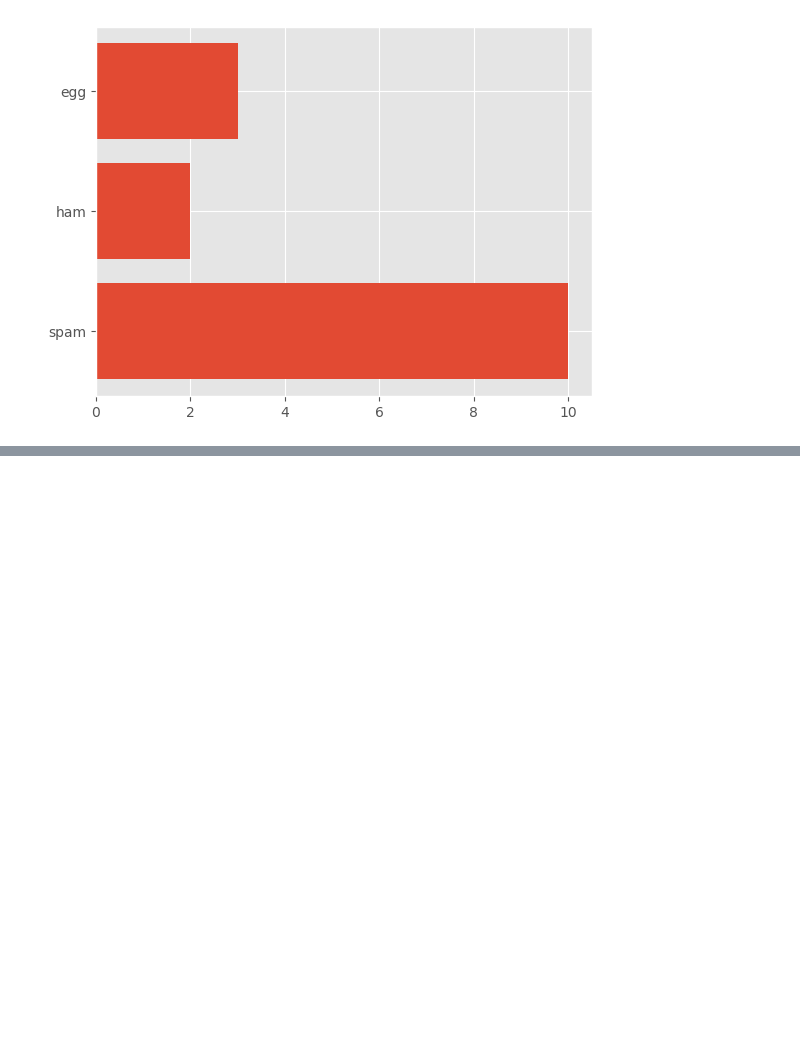
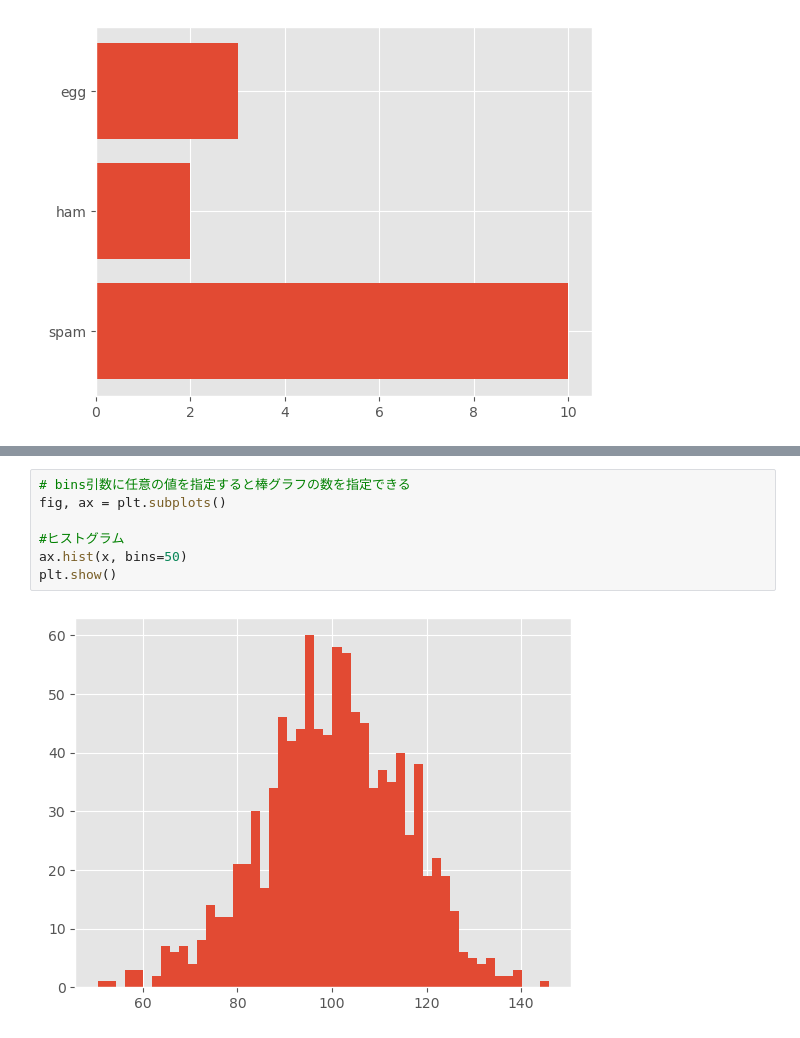
Before and after one commit to KNemoto255/python_DataAnalysis, a Jupyter notebook: Python_DataAnalysis_Matplotlib.ipynb, the cells around one changed output, grey strips where cells are left out. Drawn from its saved outputs; the diff is of its cells as text; blank space fills up the shorter version.

```diff
--- a/Python_DataAnalysis_Matplotlib.ipynb
+++ b/Python_DataAnalysis_Matplotlib.ipynb
@@ -186,0 +273,9 @@ plt.show()
+# %%
+# bins引数に任意の値を指定すると棒グラフの数を指定できる
+fig, ax = plt.subplots()
+
+#ヒストグラム
+ax.hist(x, bins=50)
+plt.show()
+# %% [output]
+[figure, added]
```
Also changed, not shown: parts of 30 cells of this notebook.
